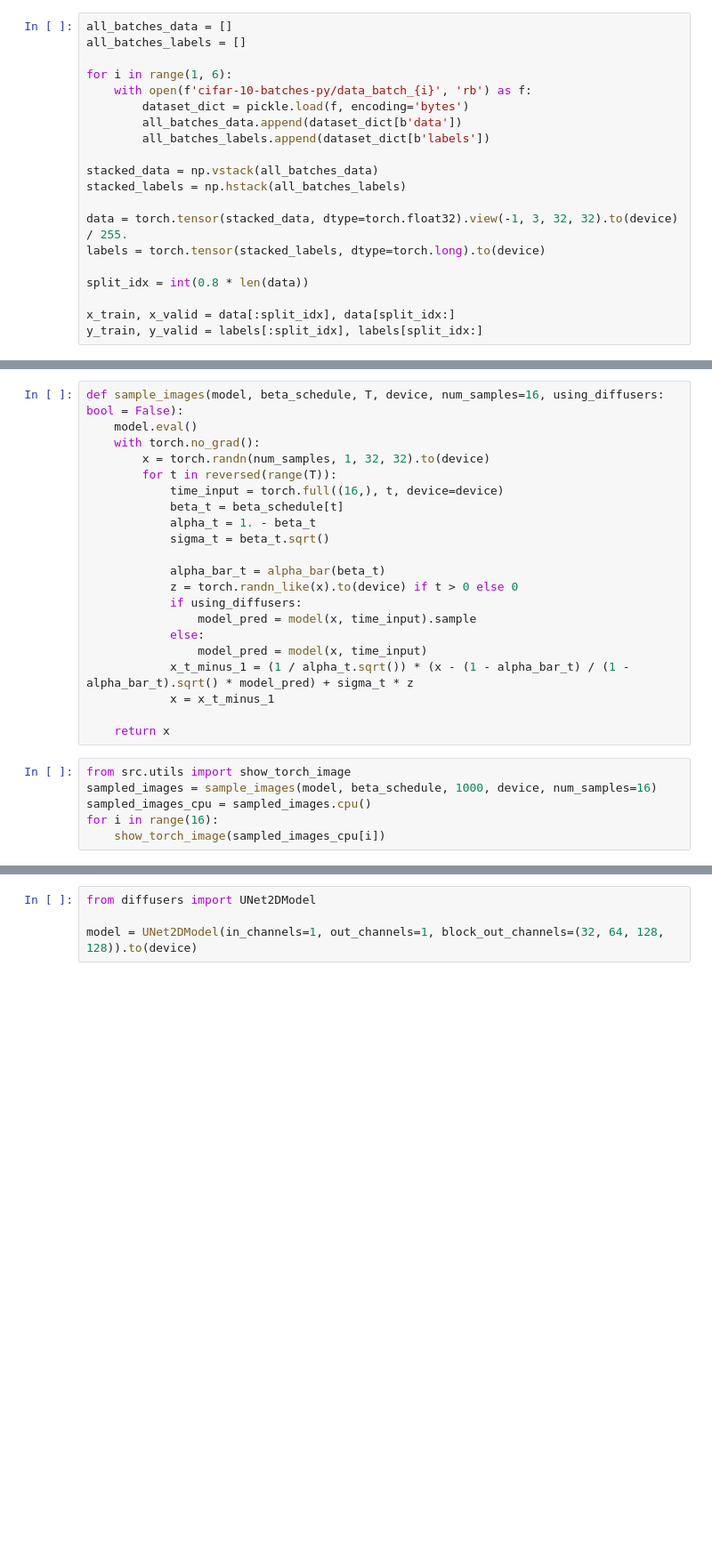
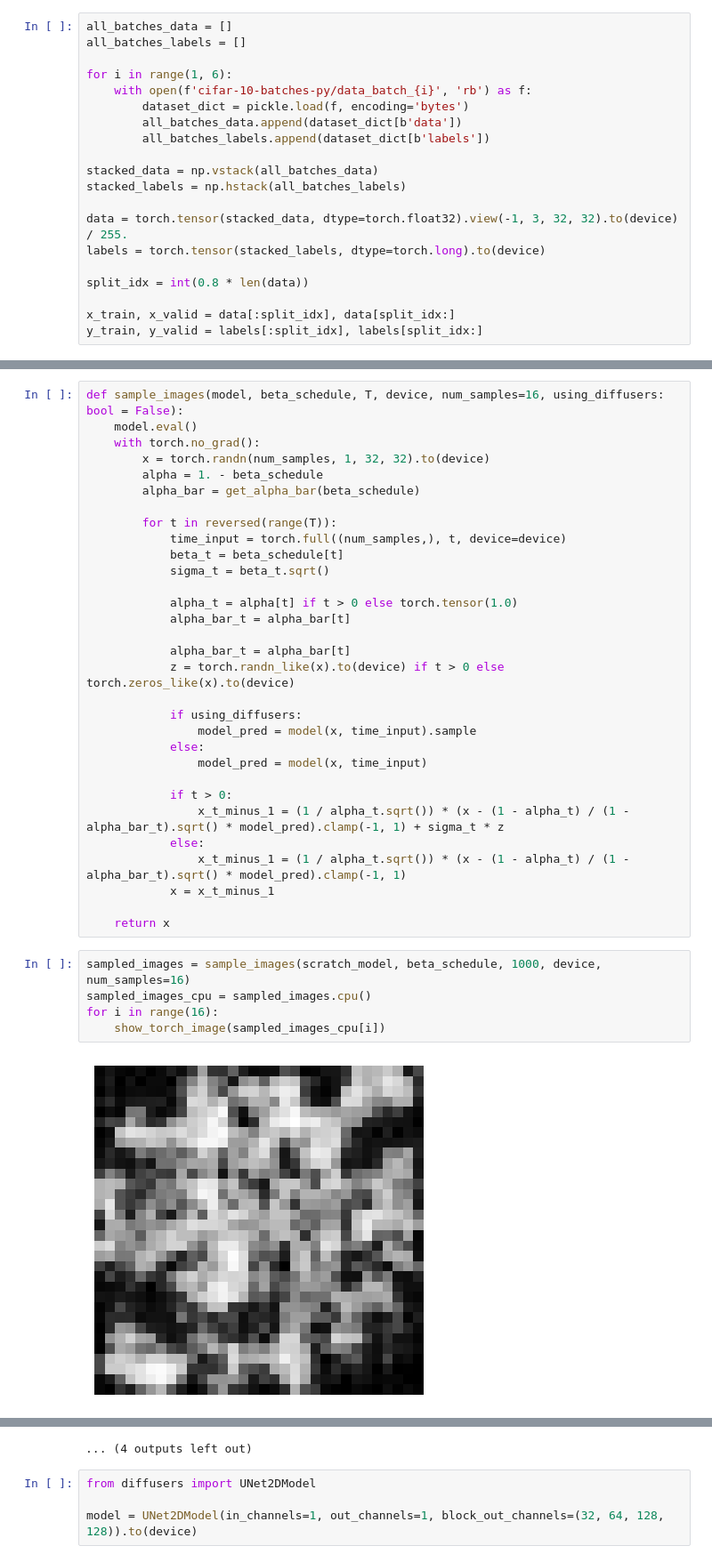
Before and after one commit to aryamanpandya99/computer_vision, a Jupyter notebook: ddpm.ipynb, the cells around one changed output, grey strips where cells are left out. Shown: that part at 89% size. Saved outputs shown, nothing was run; the diff lists cells and outputs as text; blank space fills up the shorter version.

```diff
--- a/ddpm.ipynb
+++ b/ddpm.ipynb
@@ -760,25 +780,36 @@ def sample_images(model, beta_schedule, T, device, num_samples=16, using_diffuse
     model.eval()
     with torch.no_grad():
         x = torch.randn(num_samples, 1, 32, 32).to(device)
+        alpha = 1. - beta_schedule
+        alpha_bar = get_alpha_bar(beta_schedule)
+
         for t in reversed(range(T)):
-            time_input = torch.full((16,), t, device=device)
+            time_input = torch.full((num_samples,), t, device=device)
             beta_t = beta_schedule[t]
-            alpha_t = 1. - beta_t
             sigma_t = beta_t.sqrt()
 
-            alpha_bar_t = alpha_bar(beta_t)
-            z = torch.randn_like(x).to(device) if t > 0 else 0
+            alpha_t = alpha[t] if t > 0 else torch.tensor(1.0)
+            alpha_bar_t = alpha_bar[t]
+
+            alpha_bar_t = alpha_bar[t]
+            z = torch.randn_like(x).to(device) if t > 0 else torch.zeros_like(x).to(device)
+
             if using_diffusers:
                 model_pred = model(x, time_input).sample
             else:
                 model_pred = model(x, time_input)
-            x_t_minus_1 = (1 / alpha_t.sqrt()) * (x - (1 - alpha_bar_t) / (1 - alpha_bar_t).sqrt() * model_pred) + sigma_t * z
+
+            if t > 0:
+                x_t_minus_1 = (1 / alpha_t.sqrt()) * (x - (1 - alpha_t) / (1 - alpha_bar_t).sqrt() * model_pred).clamp(-1, 1) + sigma_t * z
+            else:
+                x_t_minus_1 = (1 / alpha_t.sqrt()) * (x - (1 - alpha_t) / (1 - alpha_bar_t).sqrt() * model_pred).clamp(-1, 1)
             x = x_t_minus_1
 
     return x
 # %%
-from src.utils import show_torch_image
-sampled_images = sample_images(model, beta_schedule, 1000, device, num_samples=16)
+sampled_images = sample_images(scratch_model, beta_schedule, 1000, device, num_samples=16)
 sampled_images_cpu = sampled_images.cpu()
 for i in range(16):
     show_torch_image(sampled_images_cpu[i])
+# %% [output]
+[figure, added]
@@ -785,3 +827,4 @@ for i in range(16):
+... (4 outputs left out)
 # %%
 from diffusers import UNet2DModel
 
```
Also changed, not shown: parts of 12 cells of this notebook, 1 other file.
